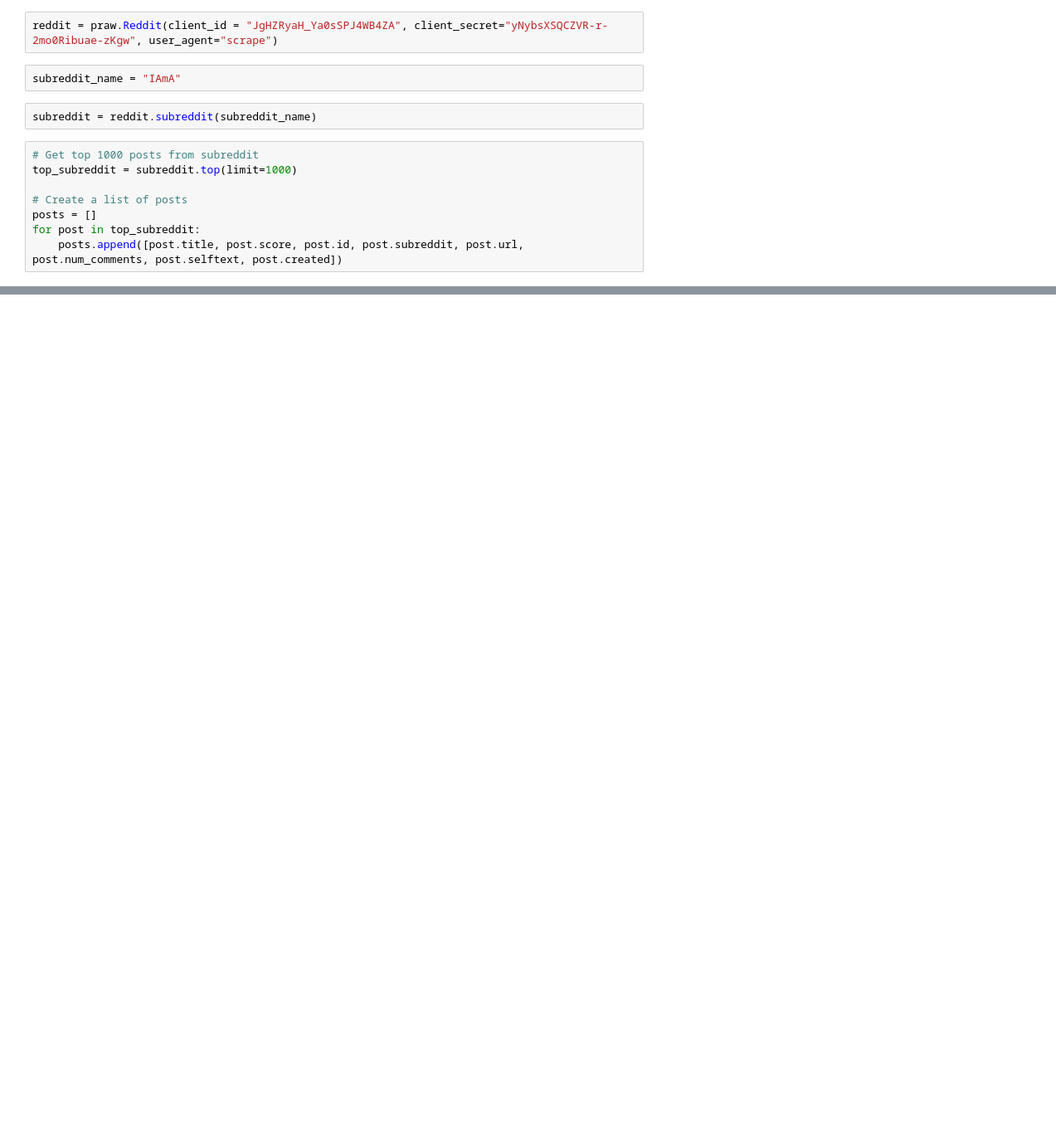
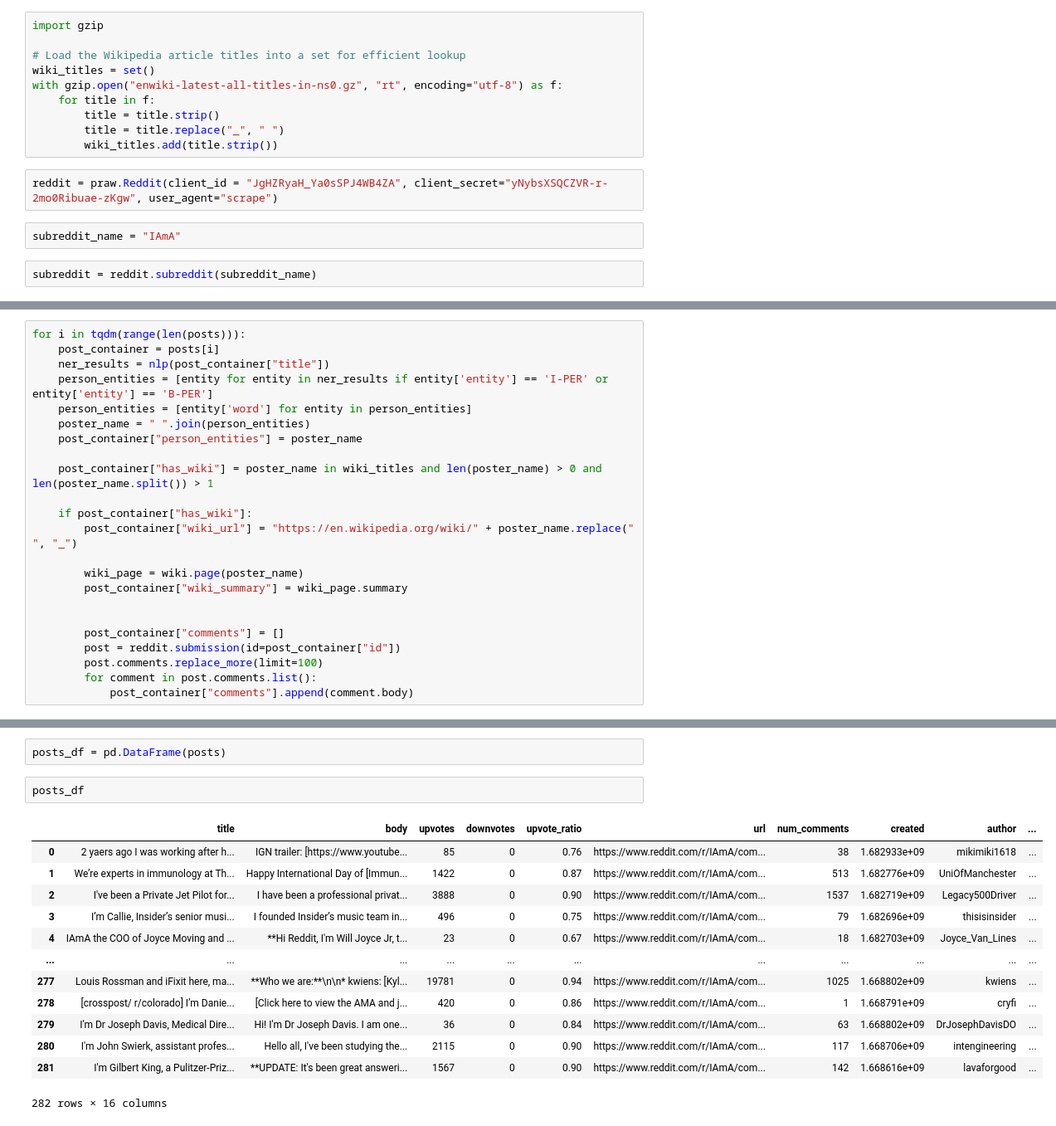
Before and after one commit to ehsanul9511/final-582, a Jupyter notebook: final_582_data_collection.ipynb, the cells around one changed output, grey strips where cells are left out. Shown at 83% size. Saved outputs shown, nothing was run; the diff lists cells and outputs as text; blank space fills up the shorter version.

```diff
--- a/final_582_data_collection.ipynb
+++ b/final_582_data_collection.ipynb
@@ -41,14 +68,16 @@ import praw
+# %%
+import gzip
+
+# Load the Wikipedia article titles into a set for efficient lookup
+wiki_titles = set()
+with gzip.open("enwiki-latest-all-titles-in-ns0.gz", "rt", encoding="utf-8") as f:
+    for title in f:
+        title = title.strip()
+        title = title.replace("_", " ")
+        wiki_titles.add(title.strip())
 # %%
 reddit = praw.Reddit(client_id = "JgHZRyaH_Ya0sSPJ4WB4ZA", client_secret="yNybsXSQCZVR-r-2mo0Ribuae-zKgw", user_agent="scrape")
 # %%
 subreddit_name = "IAmA"
 # %%
 subreddit = reddit.subreddit(subreddit_name)
-# %%
-# Get top 1000 posts from subreddit
-top_subreddit = subreddit.top(limit=1000)
-
-# Create a list of posts
-posts = []
-for post in top_subreddit:
-    posts.append([post.title, post.score, post.id, post.subreddit, post.url, post.num_comments, post.selftext, post.created])
@@ -81,0 +137,23 @@ OSError: [Errno 30] Read-only file system: '1000_ama_posts.csv'
+# %%
+for i in tqdm(range(len(posts))):
+    post_container = posts[i]
+    ner_results = nlp(post_container["title"])
+    person_entities = [entity for entity in ner_results if entity['entity'] == 'I-PER' or entity['entity'] == 'B-PER']
+    person_entities = [entity['word'] for entity in person_entities]
+    poster_name = " ".join(person_entities)
+    post_container["person_entities"] = poster_name
+
+    post_container["has_wiki"] = poster_name in wiki_titles and len(poster_name) > 0 and len(poster_name.split()) > 1
+
+    if post_container["has_wiki"]:
+        post_container["wiki_url"] = "https://en.wikipedia.org/wiki/" + poster_name.replace(" ", "_")
+
+        wiki_page = wiki.page(poster_name)
+        post_container["wiki_summary"] = wiki_page.summary
+
+
+        post_container["comments"] = []
+        post = reddit.submission(id=post_container["id"])
+        post.comments.replace_more(limit=100)
+        for comment in post.comments.list():
+            post_container["comments"].append(comment.body)
@@ -81,0 +209,18 @@ OSError: [Errno 30] Read-only file system: '1000_ama_posts.csv'
+# %%
+posts_df = pd.DataFrame(posts)
+# %%
+posts_df
+# %% [output]
+|  | title | body | upvotes | downvotes | upvote_ratio | url | num_comments | created | author | ... |
+| 0 | 2 yaers ago I was working after h... | IGN trailer: [https://www.youtube... | 85 | 0 | 0.76 | https://www.reddit.com/r/IAmA/com... | 38 | 1.682933e+09 | mikimiki1618 | ... |
+| 1 | We’re experts in immunology at Th... | Happy International Day of [Immun... | 1422 | 0 | 0.87 | https://www.reddit.com/r/IAmA/com... | 513 | 1.682776e+09 | UniOfManchester | ... |
+| 2 | I've been a Private Jet Pilot for... | I have been a professional privat... | 3888 | 0 | 0.90 | https://www.reddit.com/r/IAmA/com... | 1537 | 1.682719e+09 | Legacy500Driver | ... |
+| 3 | I’m Callie, Insider’s senior musi... | I founded Insider’s music team in... | 496 | 0 | 0.75 | https://www.reddit.com/r/IAmA/com... | 79 | 1.682696e+09 | thisisinsider | ... |
+| 4 | IAmA the COO of Joyce Moving and ... | **Hi Reddit, I'm Will Joyce Jr, t... | 23 | 0 | 0.67 | https://www.reddit.com/r/IAmA/com... | 18 | 1.682703e+09 | Joyce_Van_Lines | ... |
+| ... | ... | ... | ... | ... | ... | ... | ... | ... | ... | ... |
+| 277 | Louis Rossman and iFixit here, ma... | **Who we are:**\n\n* kwiens: [Kyl... | 19781 | 0 | 0.94 | https://www.reddit.com/r/IAmA/com... | 1025 | 1.668802e+09 | kwiens | ... |
+| 278 | [crosspost/ r/colorado] I’m Danie... | [Click here to view the AMA and j... | 420 | 0 | 0.86 | https://www.reddit.com/r/IAmA/com... | 1 | 1.668791e+09 | cryfi | ... |
+| 279 | I'm Dr Joseph Davis, Medical Dire... | Hi! I'm Dr Joseph Davis. I am one... | 36 | 0 | 0.84 | https://www.reddit.com/r/IAmA/com... | 63 | 1.668802e+09 | DrJosephDavisDO | ... |
+| 280 | I'm John Swierk, assistant profes... | Hello all, I've been studying the... | 2115 | 0 | 0.90 | https://www.reddit.com/r/IAmA/com... | 117 | 1.668706e+09 | intengineering | ... |
+| 281 | I'm Gilbert King, a Pulitzer-Priz... | **UPDATE: It's been great answeri... | 1567 | 0 | 0.90 | https://www.reddit.com/r/IAmA/com... | 142 | 1.668616e+09 | lavaforgood | ... |
+282 rows × 16 columns
```
Also changed, not shown: parts of 30 cells of this notebook, 40 other files.
